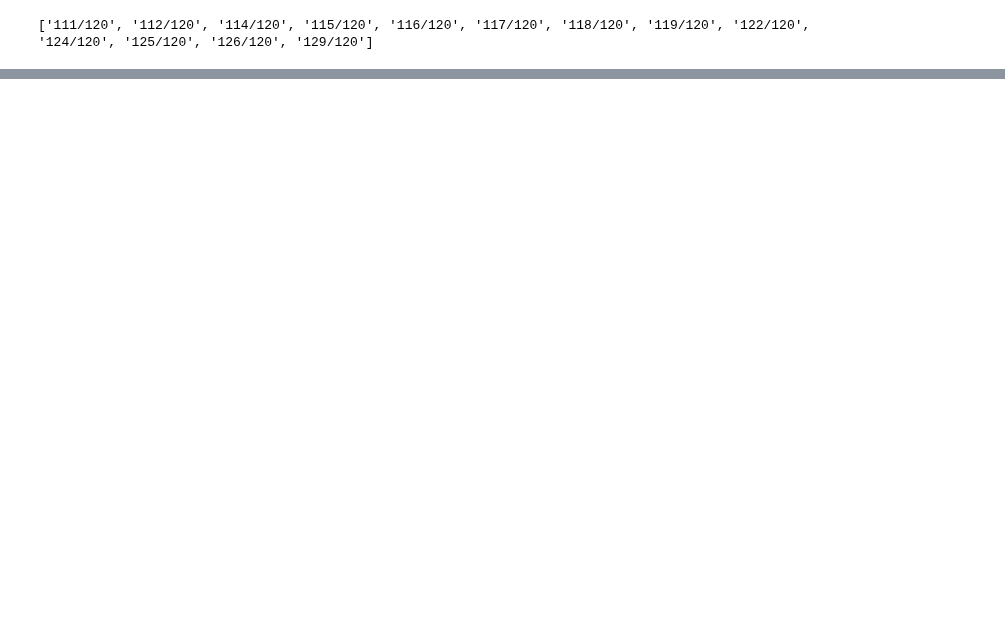
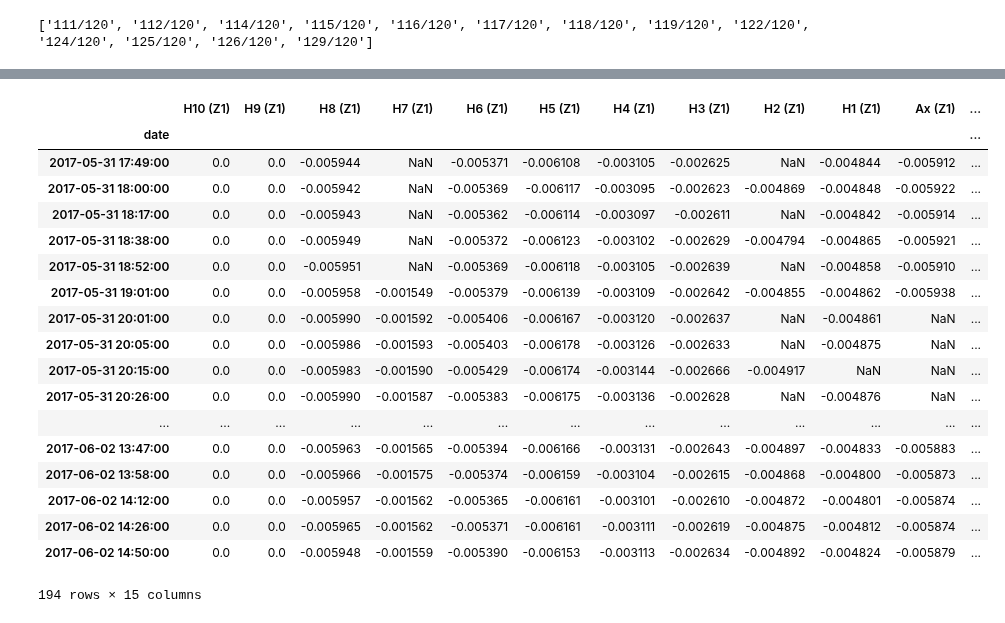
Before and after one commit to Marfster/NU_Plasma, a Jupyter notebook: Nu Plasma Evaluation - extract zeros.ipynb, the cells around one changed output, grey strips where cells are left out. Saved outputs shown, nothing was run; the diff lists cells and outputs as text; code cells hidden in the pictures; blank space fills up the shorter version.

```diff
--- a/Nu Plasma Evaluation - extract zeros.ipynb
+++ b/Nu Plasma Evaluation - extract zeros.ipynb
@@ -211,3 +210,27 @@ UnboundLocalError: local variable 'metadata' referenced before assignment
+# %%
+outlier_corr = mad_outlier_rejection(df_all_mean.drop("sample", axis=1))
+outlier_corr
+#outlier_corr.to_csv(path_all+"zeros_outlier_corr.csv")
+# %% [output]
+|  | H10 (Z1) | H9 (Z1) | H8 (Z1) | H7 (Z1) | H6 (Z1) | H5 (Z1) | H4 (Z1) | H3 (Z1) | H2 (Z1) | H1 (Z1) | Ax (Z1) | ... |
+| date |  |  |  |  |  |  |  |  |  |  |  | ... |
+| 2017-05-31 17:49:00 | 0.0 | 0.0 | -0.005944 | NaN | -0.005371 | -0.006108 | -0.003105 | -0.002625 | NaN | -0.004844 | -0.005912 | ... |
+| 2017-05-31 18:00:00 | 0.0 | 0.0 | -0.005942 | NaN | -0.005369 | -0.006117 | -0.003095 | -0.002623 | -0.004869 | -0.004848 | -0.005922 | ... |
+| 2017-05-31 18:17:00 | 0.0 | 0.0 | -0.005943 | NaN | -0.005362 | -0.006114 | -0.003097 | -0.002611 | NaN | -0.004842 | -0.005914 | ... |
+| 2017-05-31 18:38:00 | 0.0 | 0.0 | -0.005949 | NaN | -0.005372 | -0.006123 | -0.003102 | -0.002629 | -0.004794 | -0.004865 | -0.005921 | ... |
+| 2017-05-31 18:52:00 | 0.0 | 0.0 | -0.005951 | NaN | -0.005369 | -0.006118 | -0.003105 | -0.002639 | NaN | -0.004858 | -0.005910 | ... |
+| 2017-05-31 19:01:00 | 0.0 | 0.0 | -0.005958 | -0.001549 | -0.005379 | -0.006139 | -0.003109 | -0.002642 | -0.004855 | -0.004862 | -0.005938 | ... |
+| 2017-05-31 20:01:00 | 0.0 | 0.0 | -0.005990 | -0.001592 | -0.005406 | -0.006167 | -0.003120 | -0.002637 | NaN | -0.004861 | NaN | ... |
+| 2017-05-31 20:05:00 | 0.0 | 0.0 | -0.005986 | -0.001593 | -0.005403 | -0.006178 | -0.003126 | -0.002633 | NaN | -0.004875 | NaN | ... |
+| 2017-05-31 20:15:00 | 0.0 | 0.0 | -0.005983 | -0.001590 | -0.005429 | -0.006174 | -0.003144 | -0.002666 | -0.004917 | NaN | NaN | ... |
+| 2017-05-31 20:26:00 | 0.0 | 0.0 | -0.005990 | -0.001587 | -0.005383 | -0.006175 | -0.003136 | -0.002628 | NaN | -0.004876 | NaN | ... |
+| ... | ... | ... | ... | ... | ... | ... | ... | ... | ... | ... | ... | ... |
+| 2017-06-02 13:47:00 | 0.0 | 0.0 | -0.005963 | -0.001565 | -0.005394 | -0.006166 | -0.003131 | -0.002643 | -0.004897 | -0.004833 | -0.005883 | ... |
+| 2017-06-02 13:58:00 | 0.0 | 0.0 | -0.005966 | -0.001575 | -0.005374 | -0.006159 | -0.003104 | -0.002615 | -0.004868 | -0.004800 | -0.005873 | ... |
+| 2017-06-02 14:12:00 | 0.0 | 0.0 | -0.005957 | -0.001562 | -0.005365 | -0.006161 | -0.003101 | -0.002610 | -0.004872 | -0.004801 | -0.005874 | ... |
+| 2017-06-02 14:26:00 | 0.0 | 0.0 | -0.005965 | -0.001562 | -0.005371 | -0.006161 | -0.003111 | -0.002619 | -0.004875 | -0.004812 | -0.005874 | ... |
+| 2017-06-02 14:50:00 | 0.0 | 0.0 | -0.005948 | -0.001559 | -0.005390 | -0.006153 | -0.003113 | -0.002634 | -0.004892 | -0.004824 | -0.005879 | ... |
+194 rows × 15 columns
 # %%
 df_all.to_csv(path_all + "blanks.csv", mode='w', header=True)
 # %%
```
Also changed, not shown: parts of 7 cells of this notebook.
